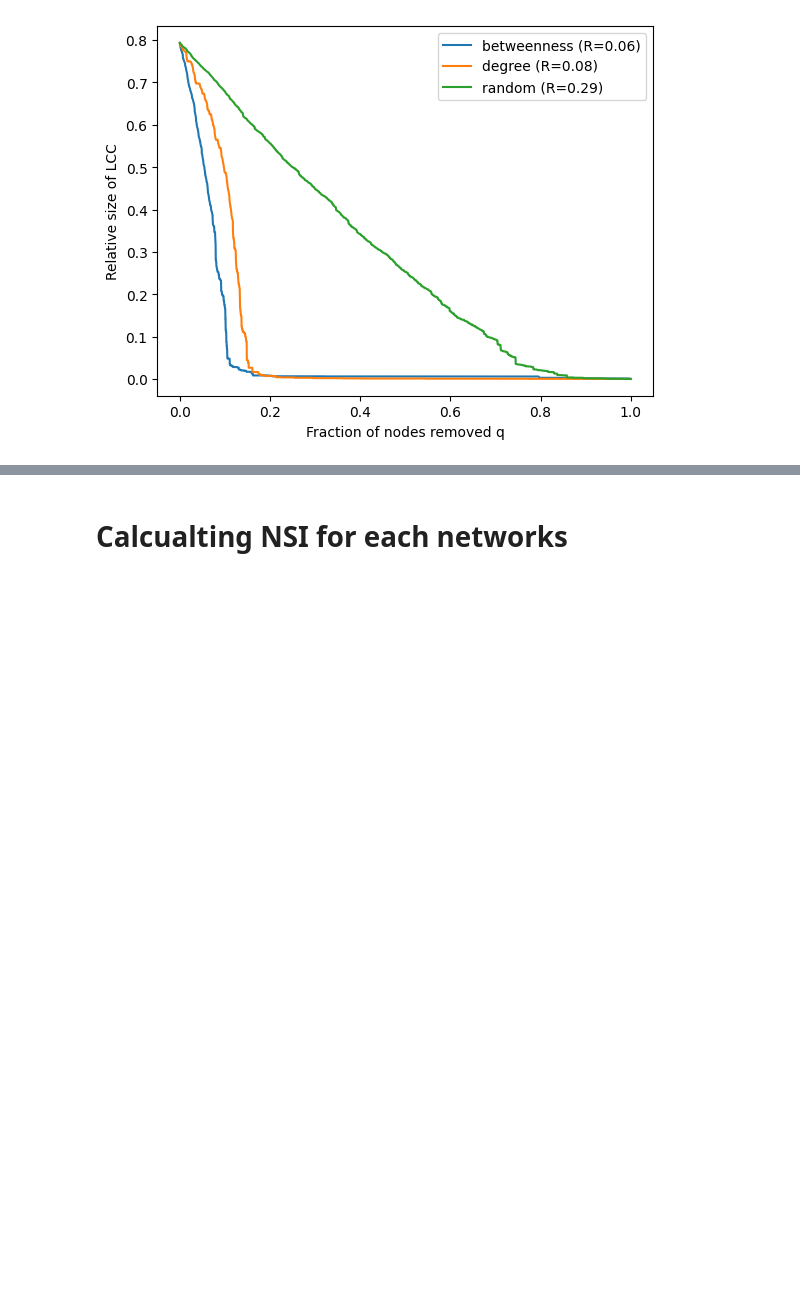
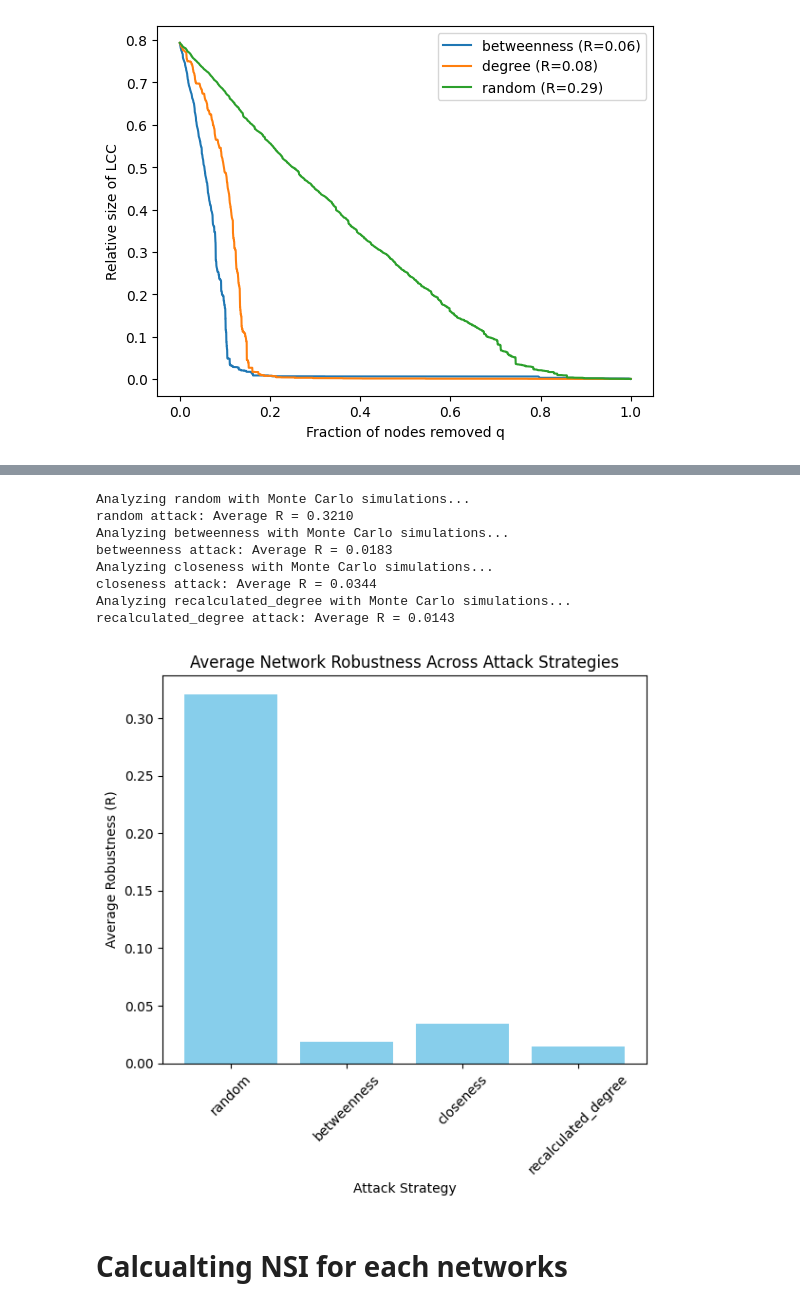
Before and after one commit to sajaddadgar/Robustness-Analysis-of-AS-Network, a Jupyter notebook: Robustness Analysis of AS Network.ipynb, the cells around one changed output, grey strips where cells are left out. Cells and saved outputs as stored; diff of their text form; code cells hidden in the pictures; blank space fills up the shorter version.

```diff
--- a/Robustness Analysis of AS Network.ipynb
+++ b/Robustness Analysis of AS Network.ipynb
@@ -412,3 +591,44 @@ random attack: R = 0.29354399669502373
+# %%
+# Number of Monte Carlo simulations
+num_experiments = 5
+
+# Attack strategies
+attack_strategies = ['random', 'betweenness', 'closeness', 'recalculated_degree']
+
+models = ['DP']
+
+
+# Calculate average robustness for each attack strategy
+average_results = {}
+for model in models:
+  for attack in attack_strategies:
+      print(f"Analyzing {attack} with Monte Carlo simulations...")
+      average_R = robustness_analysis_with_monte_carlo(G, attack, model, num_experiments)
+      average_results[attack] = average_R
+      print(f"{attack} attack: Average R = {average_R:.4f}")
+
+  # Plotting the average robustness for each attack strategy
+  labels = attack_strategies
+  average_robustness_scores = [average_results[attack] for attack in labels]
+
+  plt.figure(figsize=(6, 6))
+  plt.bar(labels, average_robustness_scores, color='skyblue')
+  plt.xlabel('Attack Strategy')
+  plt.ylabel('Average Robustness (R)')
+  plt.title('Average Network Robustness Across Attack Strategies')
+  plt.xticks(rotation=45)
+  plt.tight_layout()
+  plt.show()
+# %% [output]
+Analyzing random with Monte Carlo simulations...
+random attack: Average R = 0.3210
+Analyzing betweenness with Monte Carlo simulations...
+betweenness attack: Average R = 0.0183
+Analyzing closeness with Monte Carlo simulations...
+closeness attack: Average R = 0.0344
+Analyzing recalculated_degree with Monte Carlo simulations...
+recalculated_degree attack: Average R = 0.0143
+[figure, added]
 # %% [markdown]
 # Calcualting NSI for each networks
 # %% [markdown]
```
Also changed, not shown: parts of 4 cells of this notebook.
